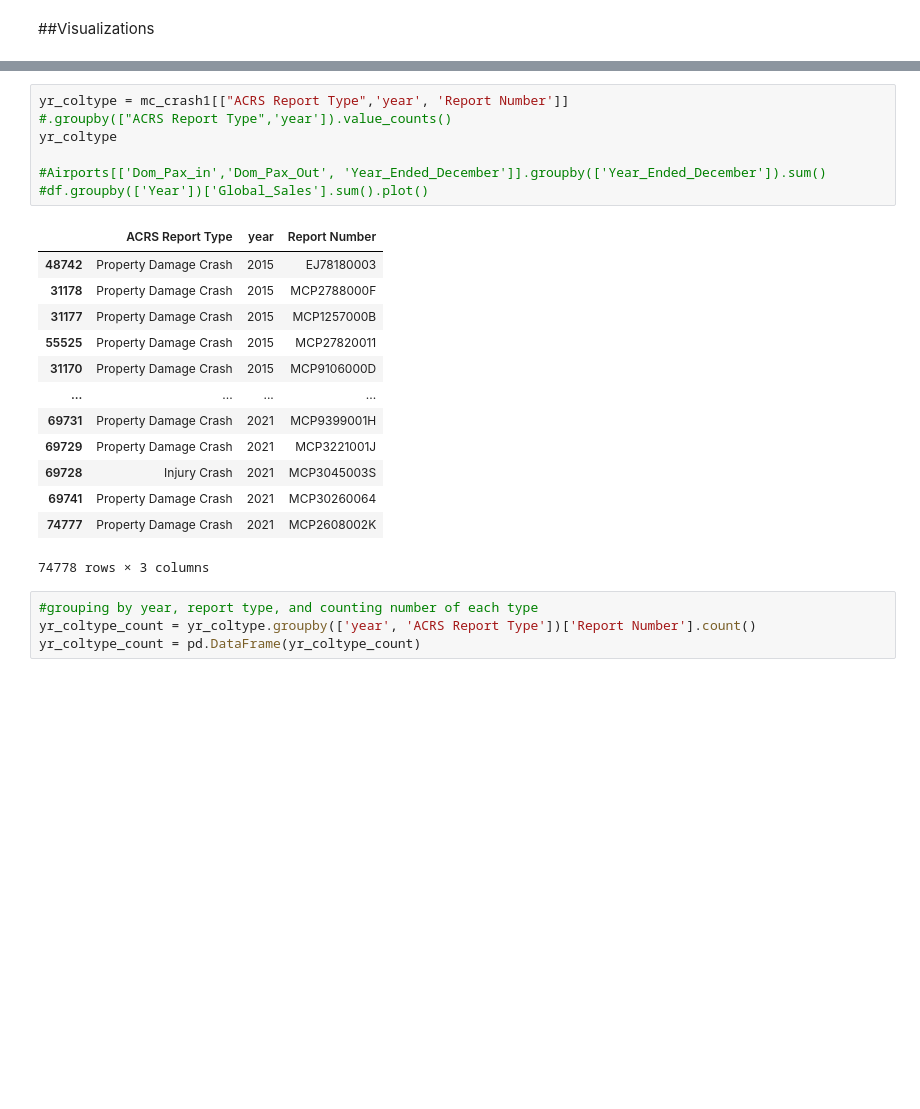
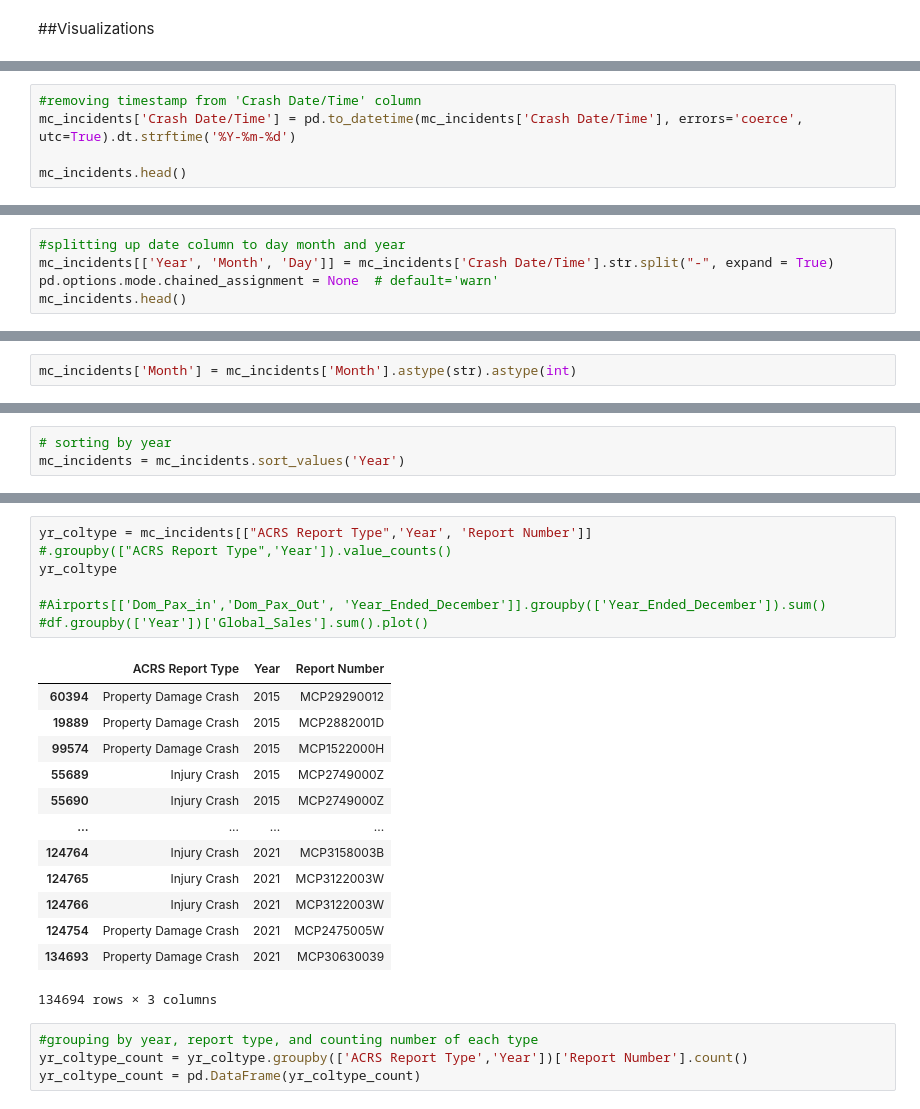
Before and after one commit to krisdsutton/data205, a Jupyter notebook: Data_205_EDA_MC_Data.ipynb, the cells around one changed output, grey strips where cells are left out. Saved outputs shown, nothing was run; the diff lists cells and outputs as text; blank space fills up the shorter version.

```diff
--- a/Data_205_EDA_MC_Data.ipynb
+++ b/Data_205_EDA_MC_Data.ipynb
@@ -388,0 +545,5 @@ b
+# %%
+#removing timestamp from 'Crash Date/Time' column
+mc_incidents['Crash Date/Time'] = pd.to_datetime(mc_incidents['Crash Date/Time'], errors='coerce', utc=True).dt.strftime('%Y-%m-%d')
+
+mc_incidents.head()
@@ -388,0 +557,5 @@ b
+# %%
+#splitting up date column to day month and year
+mc_incidents[['Year', 'Month', 'Day']] = mc_incidents['Crash Date/Time'].str.split("-", expand = True)
+pd.options.mode.chained_assignment = None  # default='warn'
+mc_incidents.head()
@@ -388,0 +569,2 @@ b
+# %%
+mc_incidents['Month'] = mc_incidents['Month'].astype(str).astype(int)
@@ -388,0 +661,3 @@ b
+# %%
+# sorting by year
+mc_incidents = mc_incidents.sort_values('Year')
@@ -424,27 +739,27 @@ memory usage: 455.5+ KB
 # %%
-yr_coltype = mc_crash1[["ACRS Report Type",'year', 'Report Number']]
-#.groupby(["ACRS Report Type",'year']).value_counts()
+yr_coltype = mc_incidents[["ACRS Report Type",'Year', 'Report Number']]
+#.groupby(["ACRS Report Type",'Year']).value_counts()
 yr_coltype
 
 #Airports[['Dom_Pax_in','Dom_Pax_Out', 'Year_Ended_December']].groupby(['Year_Ended_December']).sum()
 #df.groupby(['Year'])['Global_Sales'].sum().plot()
 # %% [output]
-|  | ACRS Report Type | year | Report Number |
-| 48742 | Property Damage Crash | 2015 | EJ78180003 |
-| 31178 | Property Damage Crash | 2015 | MCP2788000F |
-| 31177 | Property Damage Crash | 2015 | MCP1257000B |
-| 55525 | Property Damage Crash | 2015 | MCP27820011 |
-| 31170 | Property Damage Crash | 2015 | MCP9106000D |
+|  | ACRS Report Type | Year | Report Number |
+| 60394 | Property Damage Crash | 2015 | MCP29290012 |
+| 19889 | Property Damage Crash | 2015 | MCP2882001D |
+| 99574 | Property Damage Crash | 2015 | MCP1522000H |
+| 55689 | Injury Crash | 2015 | MCP2749000Z |
+| 55690 | Injury Crash | 2015 | MCP2749000Z |
 | ... | ... | ... | ... |
-| 69731 | Property Damage Crash | 2021 | MCP9399001H |
-| 69729 | Property Damage Crash | 2021 | MCP3221001J |
-| 69728 | Injury Crash | 2021 | MCP3045003S |
-| 69741 | Property Damage Crash | 2021 | MCP30260064 |
-| 74777 | Property Damage Crash | 2021 | MCP2608002K |
+| 124764 | Injury Crash | 2021 | MCP3158003B |
+| 124765 | Injury Crash | 2021 | MCP3122003W |
+| 124766 | Injury Crash | 2021 | MCP3122003W |
+| 124754 | Property Damage Crash | 2021 | MCP2475005W |
+| 134693 | Property Damage Crash | 2021 | MCP30630039 |
-74778 rows × 3 columns
+134694 rows × 3 columns
 # %%
 #grouping by year, report type, and counting number of each type
-yr_coltype_count = yr_coltype.groupby(['year', 'ACRS Report Type'])['Report Number'].count()
+yr_coltype_count = yr_coltype.groupby(['ACRS Report Type','Year'])['Report Number'].count()
 yr_coltype_count = pd.DataFrame(yr_coltype_count)
 # %%
 yr_coltype_count
```
Also changed, not shown: parts of 223 cells of this notebook.
